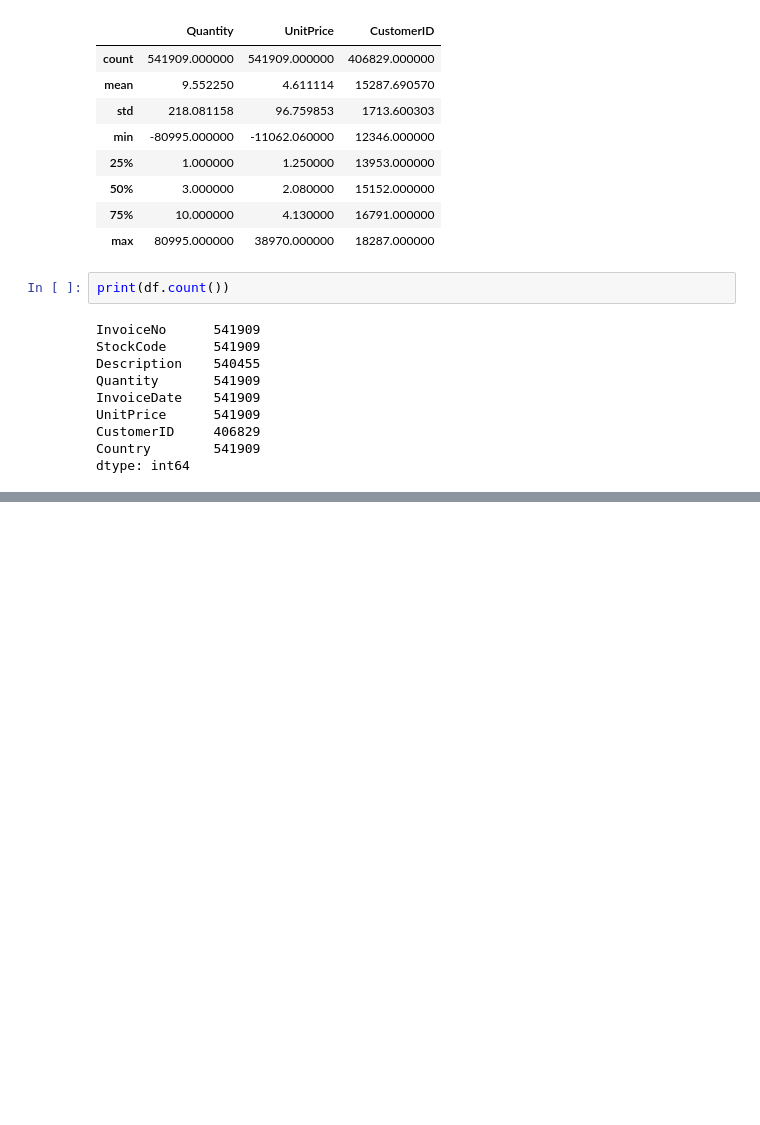
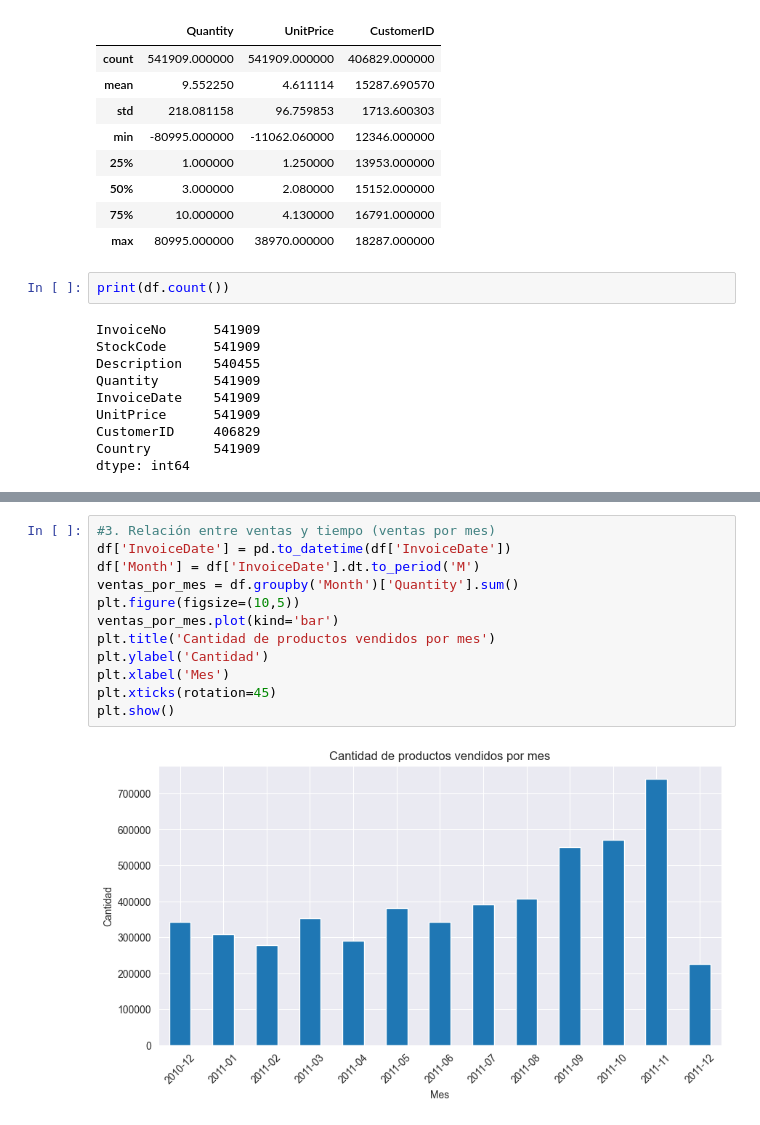
Before and after one commit to Metodologia-para-Data-Science-Grupo-1/FinalProject-MDS, a Jupyter notebook: notebook/mds-group1-notebook.ipynb, the cells around one changed output, grey strips where cells are left out. Cells and saved outputs as stored; diff of their text form; blank space fills up the shorter version.

```diff
--- a/notebook/mds-group1-notebook.ipynb
+++ b/notebook/mds-group1-notebook.ipynb
@@ -43,0 +105,14 @@ dtype: int64
+# %%
+#3. Relación entre ventas y tiempo (ventas por mes)
+df['InvoiceDate'] = pd.to_datetime(df['InvoiceDate'])
+df['Month'] = df['InvoiceDate'].dt.to_period('M')
+ventas_por_mes = df.groupby('Month')['Quantity'].sum()
+plt.figure(figsize=(10,5))
+ventas_por_mes.plot(kind='bar')
+plt.title('Cantidad de productos vendidos por mes')
+plt.ylabel('Cantidad')
+plt.xlabel('Mes')
+plt.xticks(rotation=45)
+plt.show()
+# %% [output]
+[figure, added]
```
Also changed, not shown: parts of 9 cells of this notebook.
